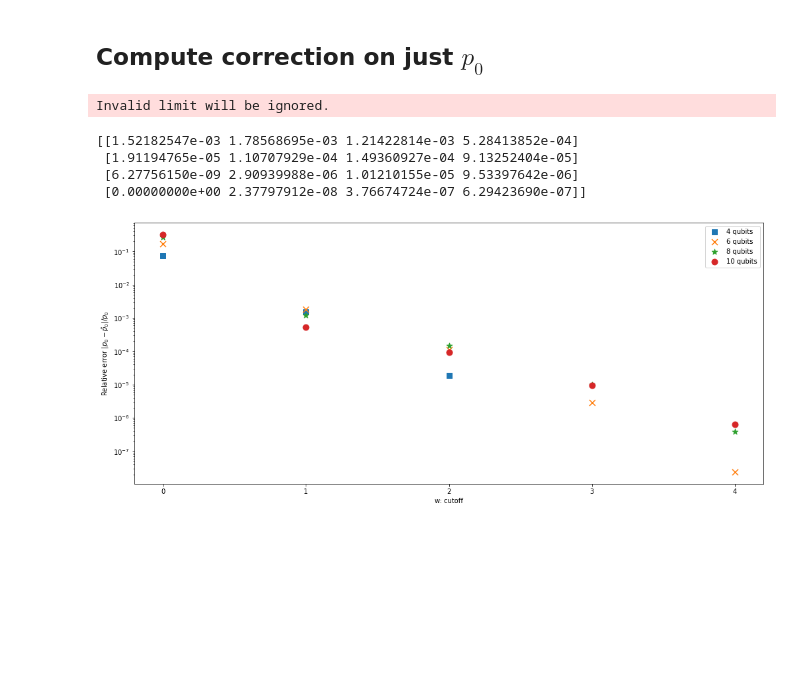
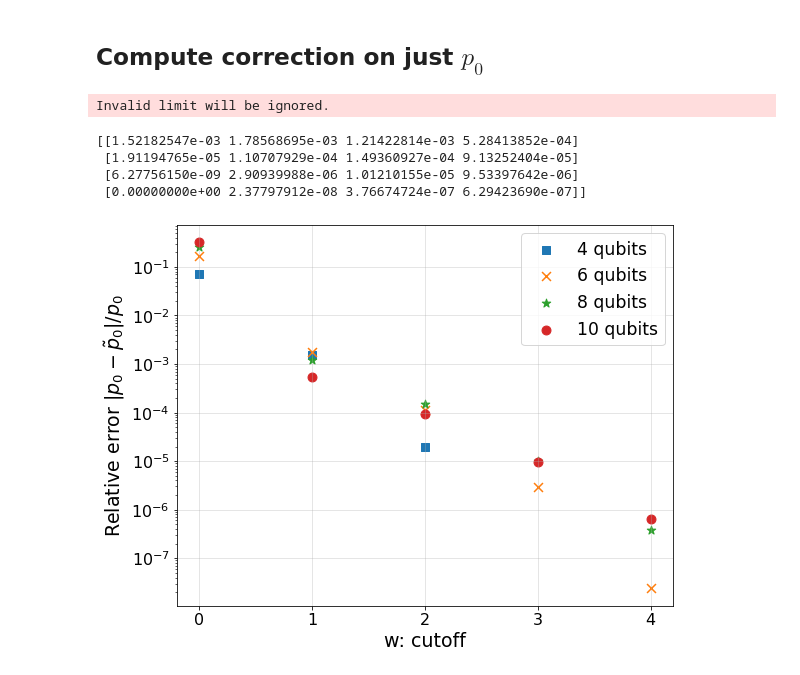
Before and after one commit to peterse/perturbative_readout_correction, a Jupyter notebook: make_plot_1.ipynb, the cells around one changed output. Saved outputs shown, nothing was run; the diff lists cells and outputs as text; code cells hidden in the pictures; blank space fills up the shorter version.

Commit message:
some more figures staged

```diff
--- a/make_plot_1.ipynb
+++ b/make_plot_1.ipynb
@@ -96,34 +96,36 @@ for j, n_qubits in enumerate(nqubits_lst):
 # %% [markdown]
 ## Compute correction on just $p_0$
 # %%
+plt.style.use('./style.mplstyle')
+
 all_p0_outcomes = np.vstack((p0_baseline, p0_outcomes))
 x = [0] + wvals
 leglabs = [f"{x} qubits" for x in nqubits_lst]
 markers = [',', 'x', '*', 'o', '*']
 
-fig, ax = plt.subplots(1, 1, figsize=(14, 6), constrained_layout=True)
+fig, ax = plt.subplots(1, 1, figsize=(8, 6), constrained_layout=True)
 
 # p0 results
 for j, y in enumerate(all_p0_outcomes.T):
     ax.scatter(x, y, label=leglabs[j], marker=markers[j], s=80)
 
 ax.set_xlabel("w: cutoff")
 ax.set_xticks(x)
 ax.set_xticklabels(x)
 ax.semilogy()
+ax.grid(True, alpha=0.4)
 
 ax.set_ylim(0, ax.get_ylim()[1])
 
 ax.set_ylabel(r"Relative error $|p_0 - \tilde{p}_0| / p_0$")
 ax.legend()
-fig.savefig("acc_plot_1.pdf")
 print(p0_outcomes)
 # %% [output]
 Invalid limit will be ignored.
 [[1.52182547e-03 1.78568695e-03 1.21422814e-03 5.28413852e-04]
  [1.91194765e-05 1.10707929e-04 1.49360927e-04 9.13252404e-05]
  [6.27756150e-09 2.90939988e-06 1.01210155e-05 9.53397642e-06]
  [0.00000000e+00 2.37797912e-08 3.76674724e-07 6.29423690e-07]]
-[figure, old version]
+[figure, new version]
 # %%
 fig.savefig("figures/figure1.pdf")
```
Also changed, not shown: parts of 1 cell of this notebook, 4 other files.
